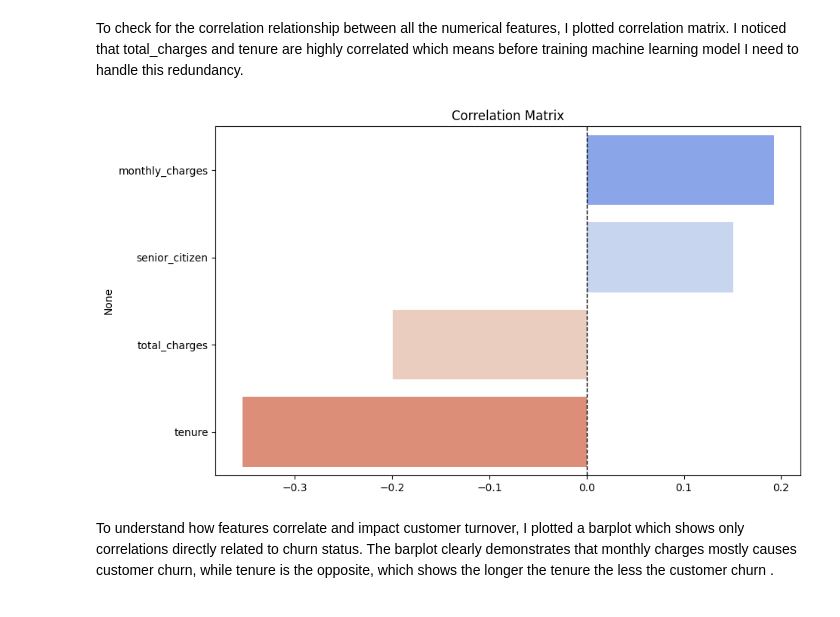
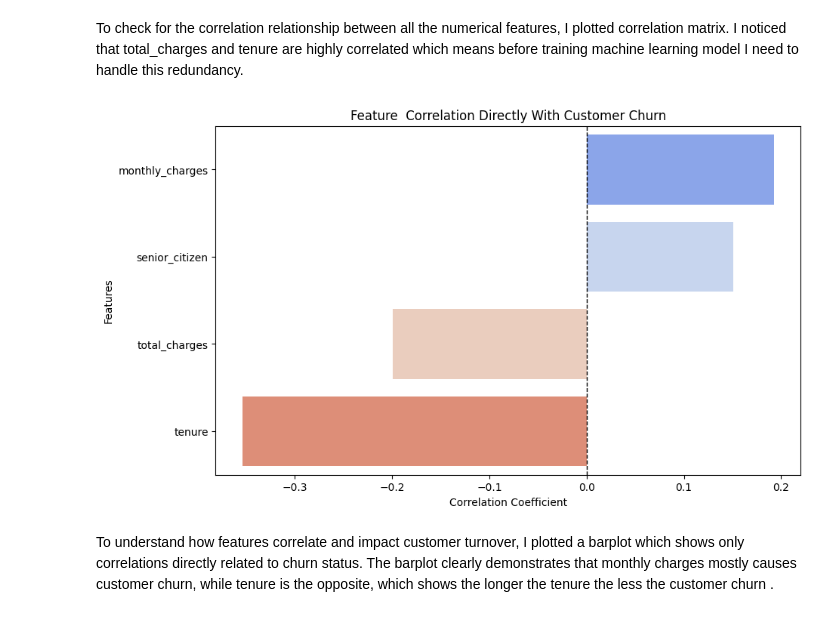
Before and after one commit to shlokzz/Customer-Churn-Prediction-Project, a Jupyter notebook: notebook/04_visual_eda.ipynb, the cells around one changed output. Saved outputs shown, nothing was run; the diff lists cells and outputs as text; code cells hidden in the pictures.

Commit message:
Add proper title and labels for Isolated correlation barplot

```diff
--- a/notebook/04_visual_eda.ipynb
+++ b/notebook/04_visual_eda.ipynb
@@ -223,18 +223,20 @@ To check for the correlation relationship between all the numerical features, I
 # %%
 plt.figure(figsize=(10,6))
 
 # Isolate just the correlations relative to churn and sort them
 churn_corr = df.select_dtypes(include=['number']).corr()['churn_numeric'].sort_values(ascending=False)
 
 # Drop the churn column itself so it doesn't correlate with itself
 churn_corr = churn_corr.drop('churn_numeric')
 
 # Add a center line
 plt.axvline(x=0, color='black', linestyle='--', linewidth=1)
 sns.barplot(x=churn_corr.values, y=churn_corr.index, hue=churn_corr.index, palette = 'coolwarm', legend=False)
-plt.title("Correlation Matrix")
+plt.title("Feature  Correlation Directly With Customer Churn")
+plt.xlabel("Correlation Coefficient")
+plt.ylabel("Features")
 plt.show()
 # %% [output]
-[figure, old version]
+[figure, new version]
 # %% [markdown]
 To understand how features correlate and impact customer turnover, I plotted a barplot which shows only correlations directly related to churn status. The barplot clearly demonstrates that monthly charges mostly causes customer churn, while tenure is the opposite, which shows the longer the tenure the less the customer churn .
```
